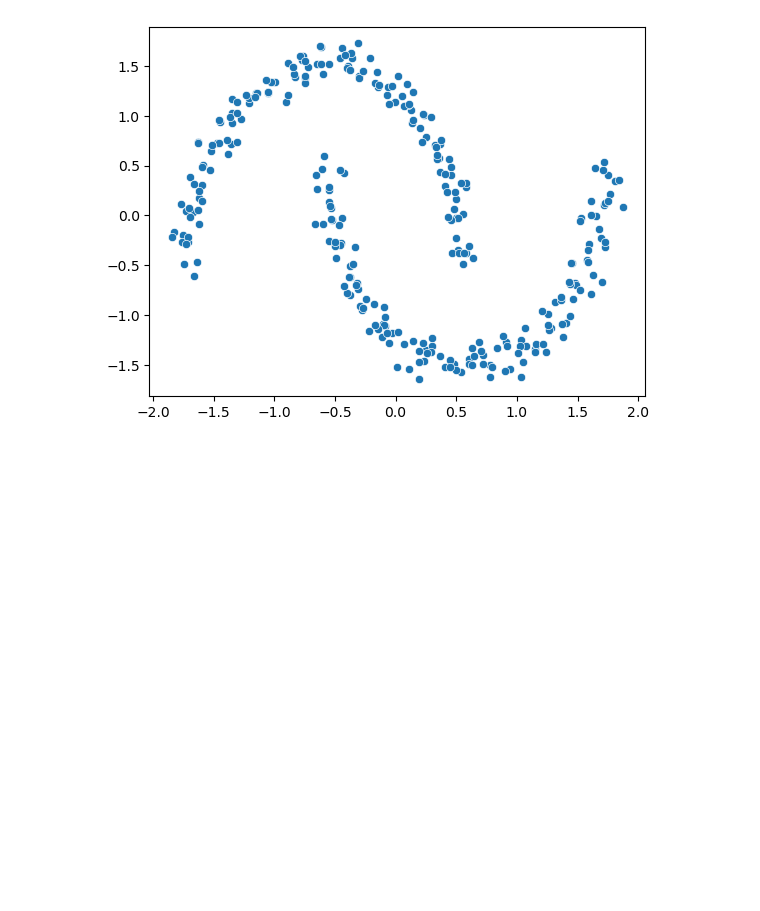
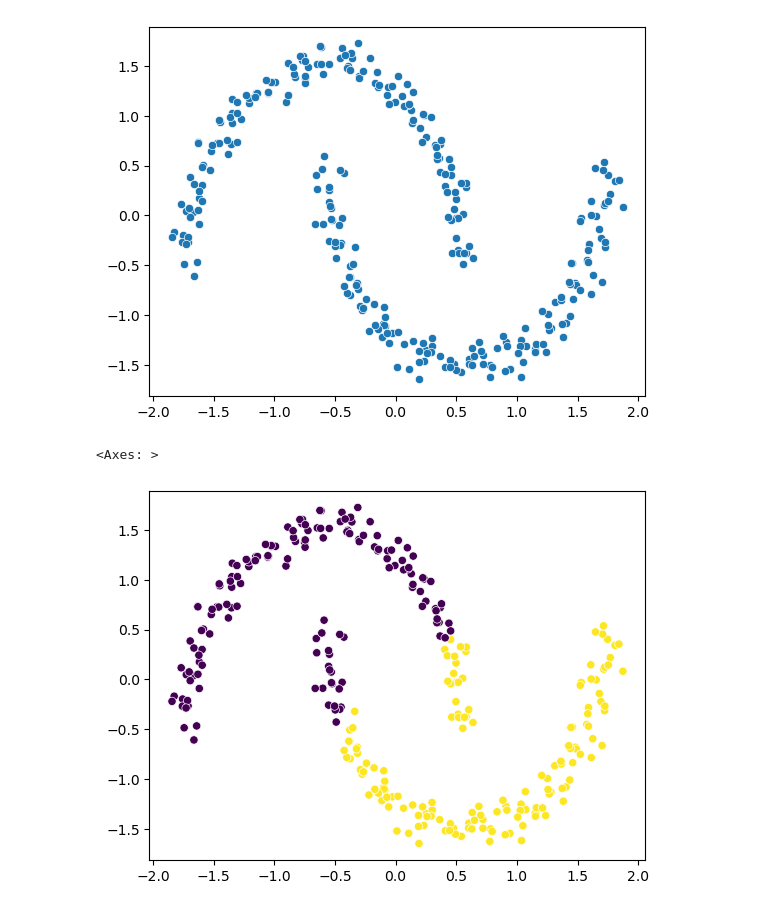
Before and after one commit to sayan629/AI_ML_python, a Jupyter notebook: (31) Unsupervised ML - Part 1/DBSCAN.ipynb, the cells around one changed output. Cells and saved outputs as stored; diff of their text form; code cells hidden in the pictures; blank space fills up the shorter version.

```diff
--- a/(31) Unsupervised ML - Part 1/DBSCAN.ipynb
+++ b/(31) Unsupervised ML - Part 1/DBSCAN.ipynb
@@ -75,4 +75,7 @@ kmeans = KMeans(
 
 labels = kmeans.fit_predict(X_scaled)
 # %%
-sns.scatterplot()
+sns.scatterplot(x=X_scaled[:,0], y=X_scaled[:,1], c=labels)
+# %% [output]
+<Axes: >
+[figure, added]
```
Also changed, not shown: parts of 1 cell of this notebook.
